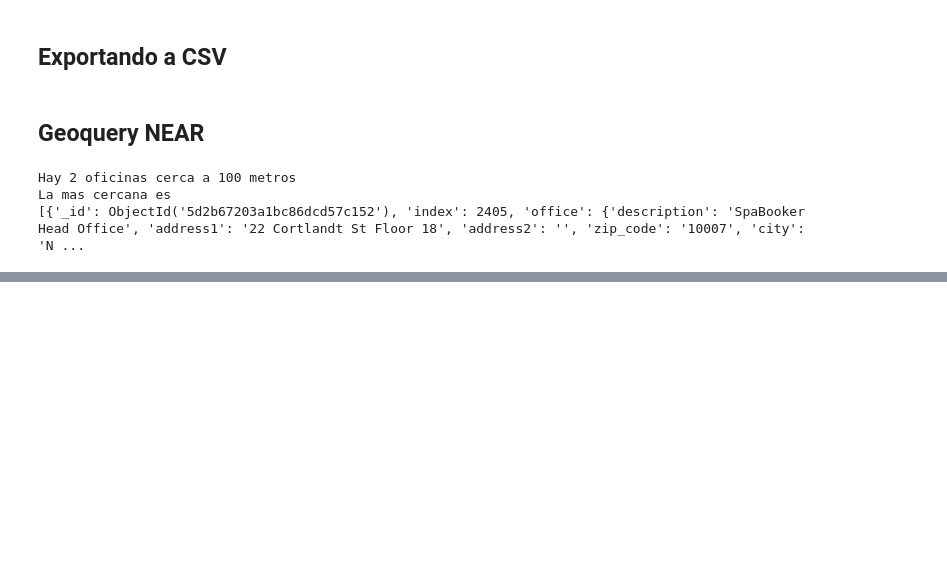
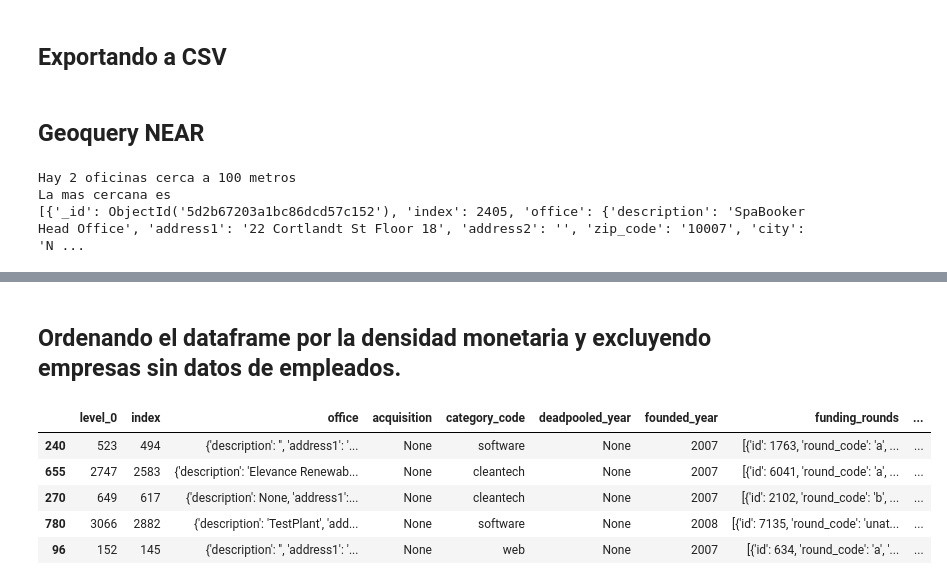
Before and after one commit to jmolins89/visualizing-real-world-data-project, a Jupyter notebook: Data Cleaning.ipynb, the cells around one changed output, grey strips where cells are left out. Cells and saved outputs as stored; diff of their text form; code cells hidden in the pictures; blank space fills up the shorter version.

```diff
--- a/Data Cleaning.ipynb
+++ b/Data Cleaning.ipynb
@@ -323,0 +345,32 @@ for i in range(1):
+# %%
+near=[]
+for i in range(len(companies_with_coord_offices_clean_final_2)):
+    near.append(findNear(companies_with_coord_offices_clean_final_2['oficina_principal'][i]).count())
+
+#print(companies_with_coord_offices_clean_final_2['oficina_principal'][1])
+# %%
+near_money=[]
+for i in range(len(companies_with_coord_offices_clean_final_2)):
+    x= findNear(companies_with_coord_offices_clean_final_2['oficina_principal'][i])#.count()-1)
+    total=0
+    for j in range(x.count()):
+        total+=x[j]['total_money_raised_normalized_USD']
+    near_money.append(total)
+#print(companies_with_coord_offices_clean_final_2['oficina_principal'][1])
+# %%
+money_density=[]
+for i in range(len(near)):
+    money_density.append(near_money[i]/near[i])
+# %%
+companies_with_coord_offices_clean_final_2['money_density']=money_density
+# %% [markdown]
+## Ordenando el dataframe por la densidad monetaria y excluyendo empresas sin datos de empleados.
+# %%
+companies_with_coord_offices_clean_final_2[companies_with_coord_offices_clean_final_2['number_of_employees'].notnull()].sort_values(by='money_density',ascending=False).head()
+# %% [output]
+|  | level_0 | index | office | acquisition | category_code | deadpooled_year | founded_year | funding_rounds | ... |
+| 240 | 523 | 494 | {'description': '', 'address1': '... | None | software | None | 2007 | [{'id': 1763, 'round_code': 'a', ... | ... |
+| 655 | 2747 | 2583 | {'description': 'Elevance Renewab... | None | cleantech | None | 2007 | [{'id': 6041, 'round_code': 'a', ... | ... |
+| 270 | 649 | 617 | {'description': None, 'address1':... | None | cleantech | None | 2007 | [{'id': 2102, 'round_code': 'b', ... | ... |
+| 780 | 3066 | 2882 | {'description': 'TestPlant', 'add... | None | software | None | 2008 | [{'id': 7135, 'round_code': 'unat... | ... |
+| 96 | 152 | 145 | {'description': '', 'address1': '... | None | web | None | 2007 | [{'id': 634, 'round_code': 'a', '... | ... |
```
Also changed, not shown: parts of 5 cells of this notebook.
